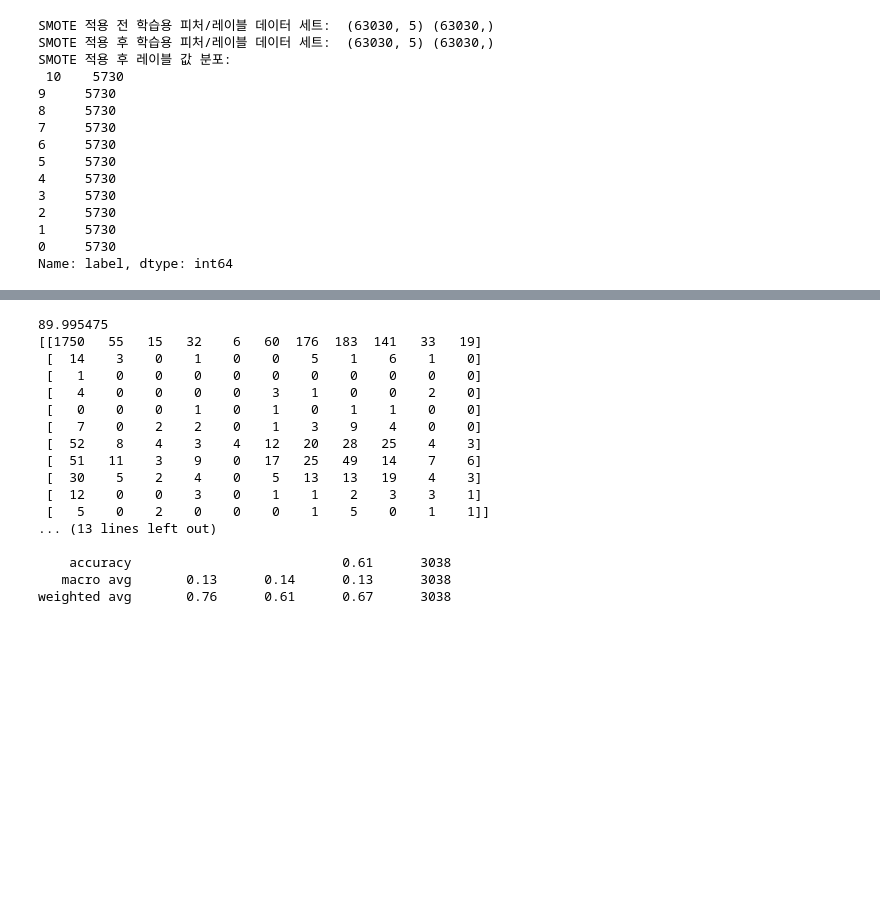
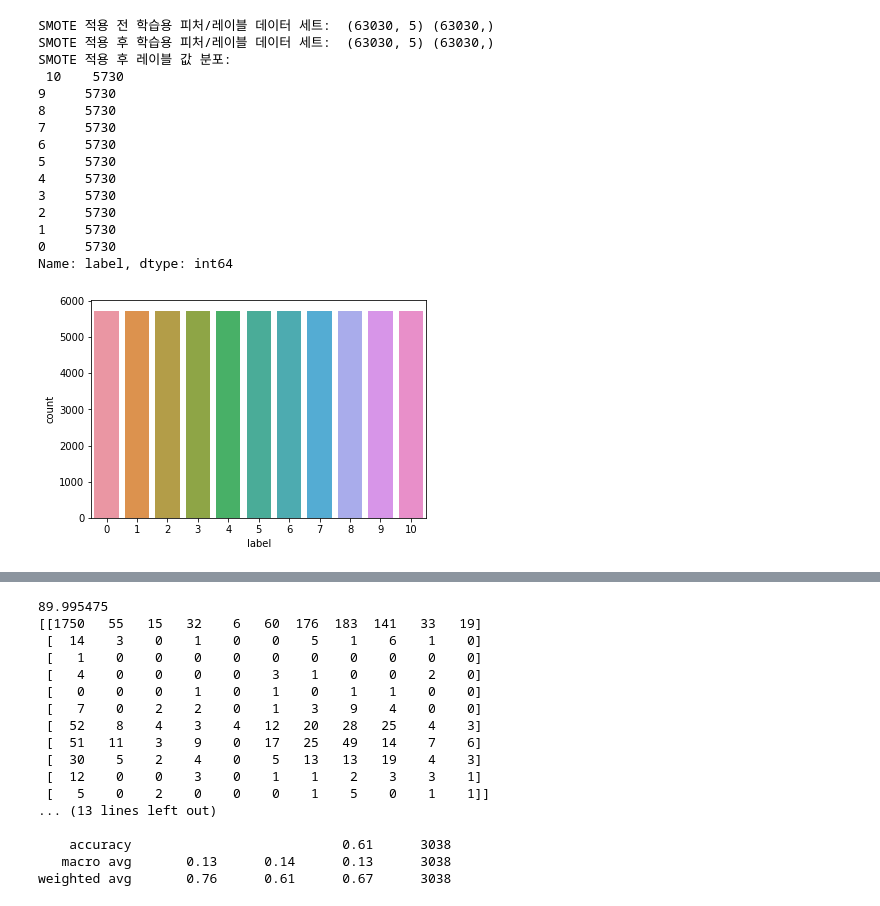
Before and after one commit to gjwlsdnr0115/Customer-Predict-Model, a Jupyter notebook: model_pretrain.ipynb, the cells around one changed output, grey strips where cells are left out. Saved outputs shown, nothing was run; the diff lists cells and outputs as text; code cells hidden in the pictures; blank space fills up the shorter version.

```diff
--- a/model_pretrain.ipynb
+++ b/model_pretrain.ipynb
@@ -141,3 +141,10 @@ SMOTE 적용 후 레이블 값 분포:
 1     5730
 0     5730
 Name: label, dtype: int64
+# %%
+import seaborn as sns
+temp = X_Over
+temp['label'] = Y_Over
+graph = sns.countplot(data = temp, x = 'label')
+# %% [output]
+[figure, added]
```
Also changed, not shown: parts of 2 cells of this notebook.
